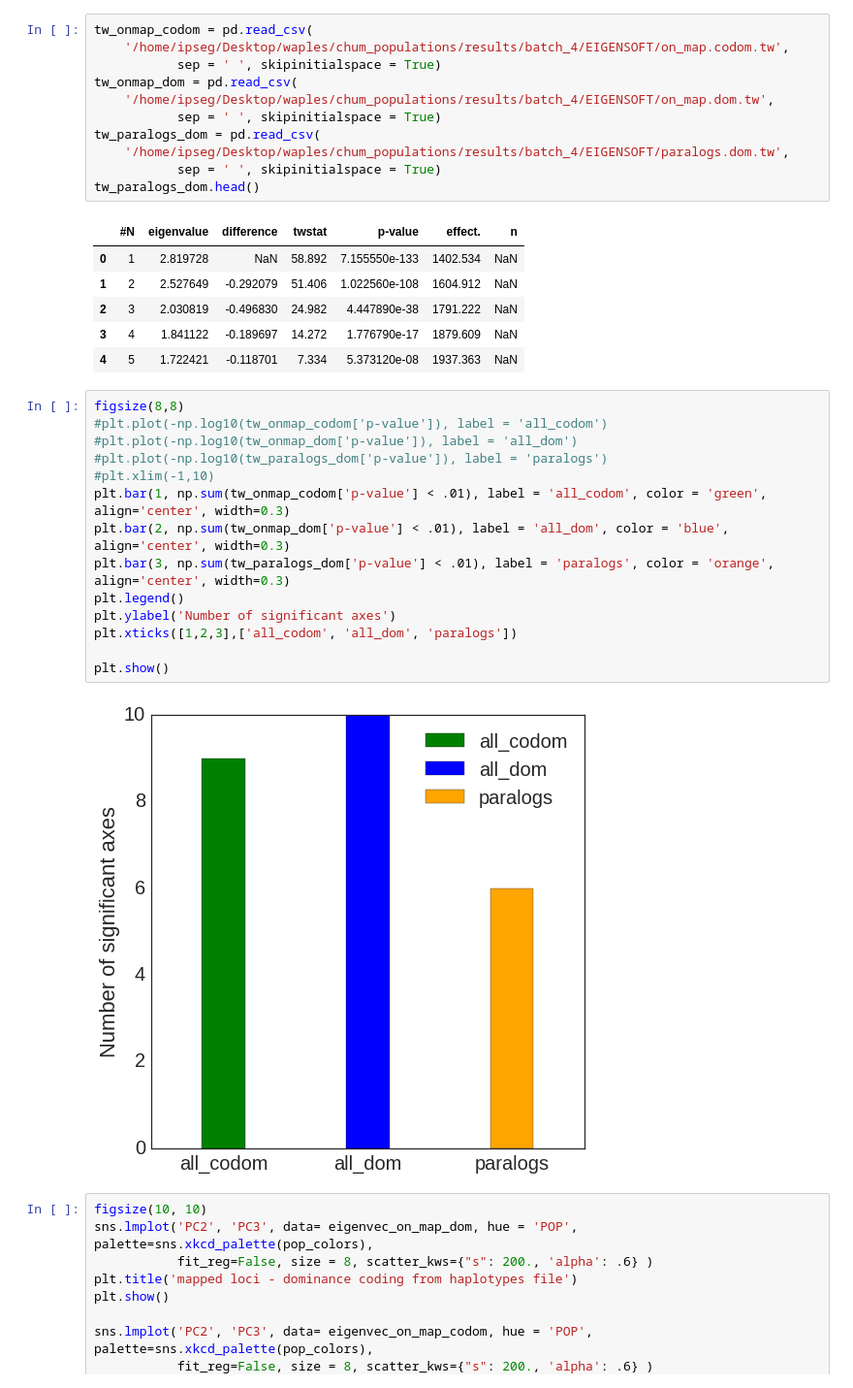
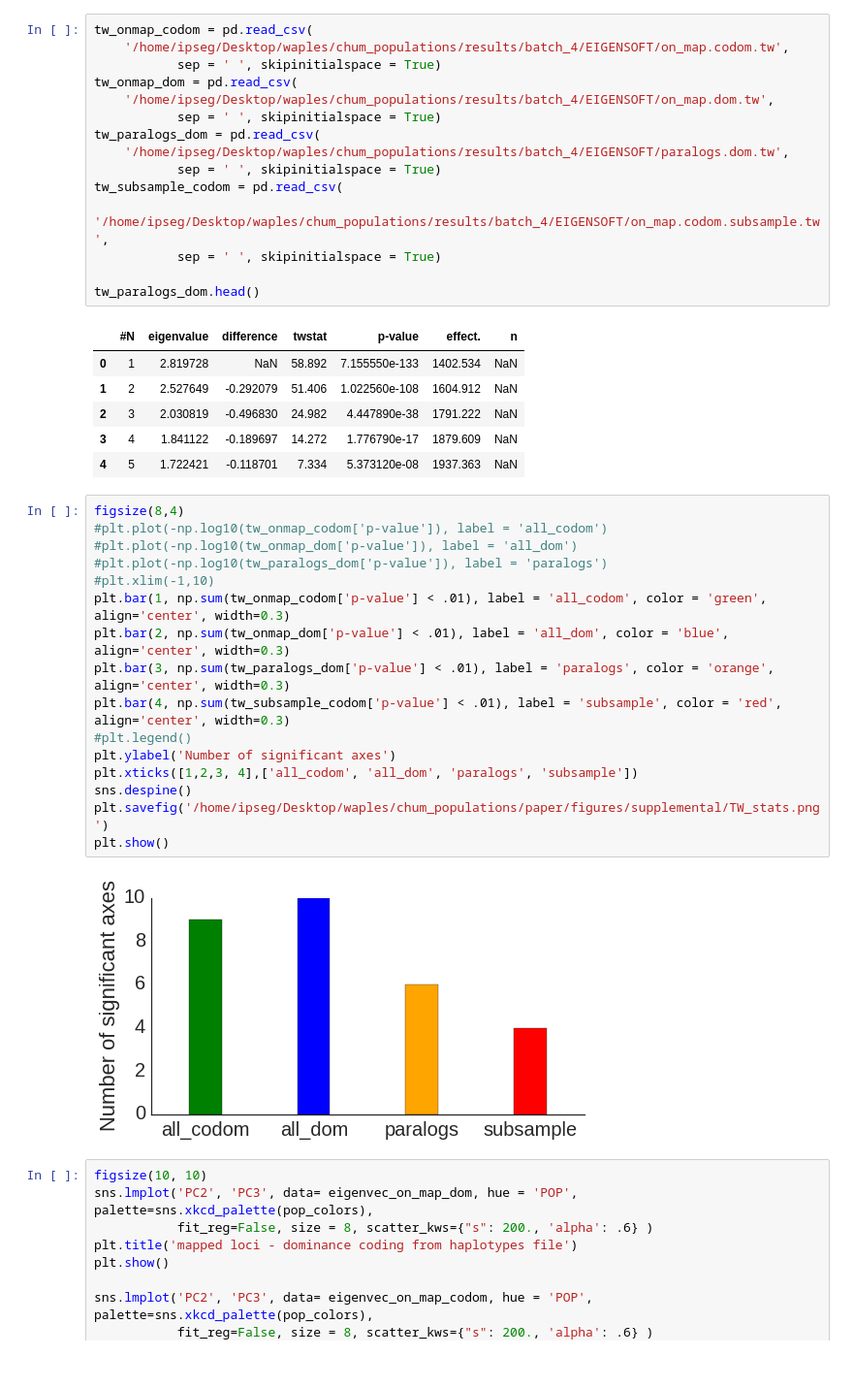
Before and after one commit to rwaples/chum_populations, a Jupyter notebook: run_EIGENSTRAT.ipynb, the cells around one changed output. Shown at 97% size. Saved outputs shown, nothing was run; the diff lists cells and outputs as text.

```diff
--- a/run_EIGENSTRAT.ipynb
+++ b/run_EIGENSTRAT.ipynb
@@ -622,6 +640,10 @@ tw_onmap_dom = pd.read_csv(
 tw_paralogs_dom = pd.read_csv(
     '/home/ipseg/Desktop/waples/chum_populations/results/batch_4/EIGENSOFT/paralogs.dom.tw',
            sep = ' ', skipinitialspace = True)
+tw_subsample_codom = pd.read_csv(
+    '/home/ipseg/Desktop/waples/chum_populations/results/batch_4/EIGENSOFT/on_map.codom.subsample.tw',
+           sep = ' ', skipinitialspace = True)
+
 tw_paralogs_dom.head()
 # %% [output]
 |  | #N | eigenvalue | difference | twstat | p-value | effect. | n |
@@ -631,21 +653,23 @@ tw_paralogs_dom.head()
 | 3 | 4 | 1.841122 | -0.189697 | 14.272 | 1.776790e-17 | 1879.609 | NaN |
 | 4 | 5 | 1.722421 | -0.118701 | 7.334 | 5.373120e-08 | 1937.363 | NaN |
 # %%
-figsize(8,8)
+figsize(8,4)
 #plt.plot(-np.log10(tw_onmap_codom['p-value']), label = 'all_codom')
 #plt.plot(-np.log10(tw_onmap_dom['p-value']), label = 'all_dom')
 #plt.plot(-np.log10(tw_paralogs_dom['p-value']), label = 'paralogs')
 #plt.xlim(-1,10)
 plt.bar(1, np.sum(tw_onmap_codom['p-value'] < .01), label = 'all_codom', color = 'green', align='center', width=0.3)
 plt.bar(2, np.sum(tw_onmap_dom['p-value'] < .01), label = 'all_dom', color = 'blue', align='center', width=0.3)
 plt.bar(3, np.sum(tw_paralogs_dom['p-value'] < .01), label = 'paralogs', color = 'orange', align='center', width=0.3)
-plt.legend()
+plt.bar(4, np.sum(tw_subsample_codom['p-value'] < .01), label = 'subsample', color = 'red', align='center', width=0.3)
+#plt.legend()
 plt.ylabel('Number of significant axes')
-plt.xticks([1,2,3],['all_codom', 'all_dom', 'paralogs'])
-
+plt.xticks([1,2,3, 4],['all_codom', 'all_dom', 'paralogs', 'subsample'])
+sns.despine()
+plt.savefig('/home/ipseg/Desktop/waples/chum_populations/paper/figures/supplemental/TW_stats.png')
 plt.show()
 # %% [output]
-[figure, old version]
+[figure, new version]
 # %%
 figsize(10, 10)
 sns.lmplot('PC2', 'PC3', data= eigenvec_on_map_dom, hue = 'POP', palette=sns.xkcd_palette(pop_colors),
```
Also changed, not shown: parts of 7 cells of this notebook, 32 other files.
